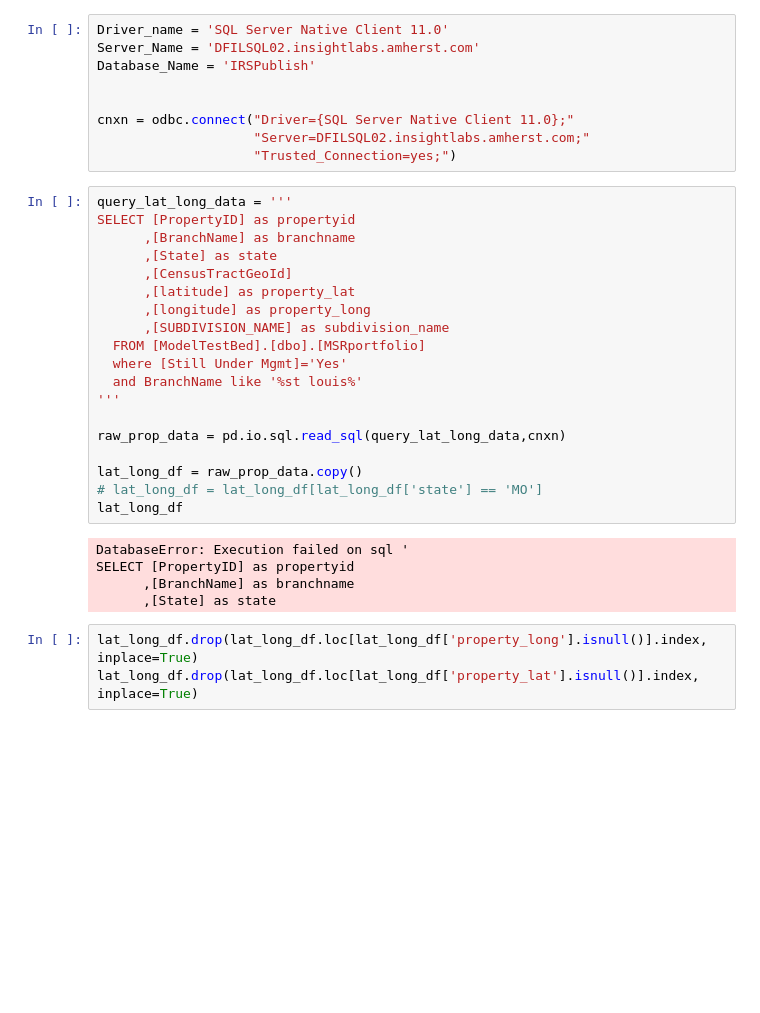
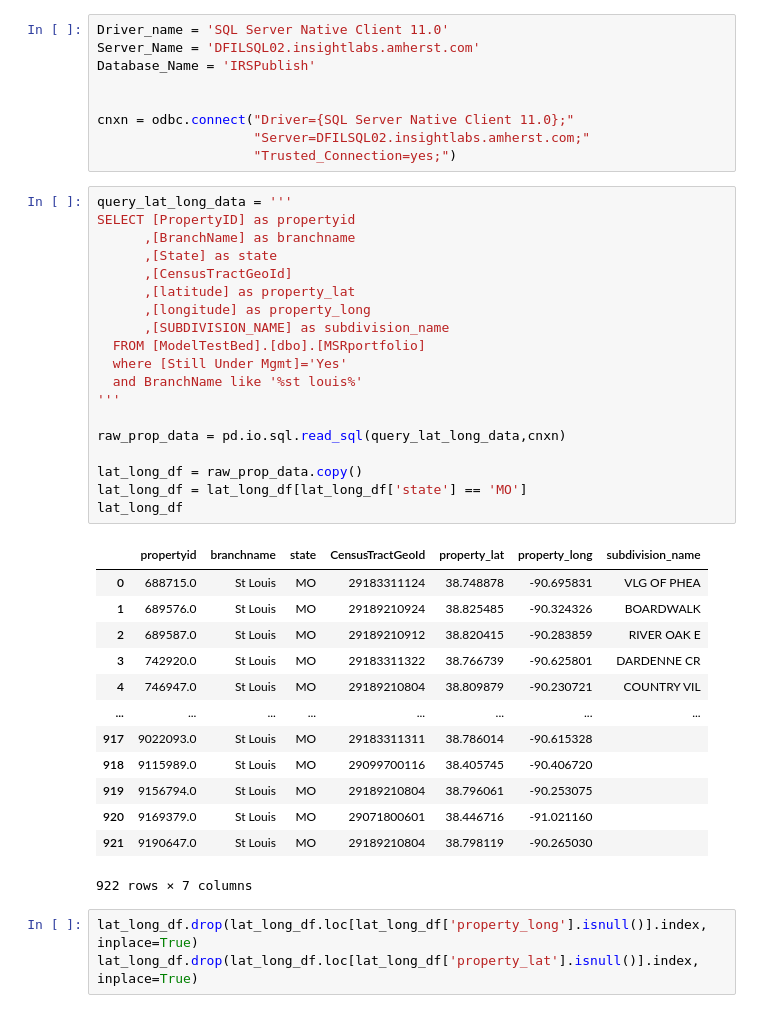
Before and after one commit to cpaigeTAG/amherstTechnician_routeOptimization, a Jupyter notebook: main.ipynb, the cells around one changed output. Cells and saved outputs as stored; diff of their text form; blank space fills up the shorter version.

```diff
--- a/main.ipynb
+++ b/main.ipynb
@@ -22,27 +22,36 @@ cnxn = odbc.connect("Driver={SQL Server Native Client 11.0};"
 # %%
 query_lat_long_data = '''
 SELECT [PropertyID] as propertyid
       ,[BranchName] as branchname
       ,[State] as state
       ,[CensusTractGeoId]
       ,[latitude] as property_lat
       ,[longitude] as property_long
       ,[SUBDIVISION_NAME] as subdivision_name
   FROM [ModelTestBed].[dbo].[MSRportfolio]
   where [Still Under Mgmt]='Yes'
   and BranchName like '%st louis%'
 '''
 
 raw_prop_data = pd.io.sql.read_sql(query_lat_long_data,cnxn)
 
 lat_long_df = raw_prop_data.copy()
-# lat_long_df = lat_long_df[lat_long_df['state'] == 'MO']
+lat_long_df = lat_long_df[lat_long_df['state'] == 'MO']
 lat_long_df
 # %% [output]
+|  | propertyid | branchname | state | CensusTractGeoId | property_lat | property_long | subdivision_name |
+| 0 | 688715.0 | St Louis | MO | 29183311124 | 38.748878 | -90.695831 | VLG OF PHEA |
+| 1 | 689576.0 | St Louis | MO | 29189210924 | 38.825485 | -90.324326 | BOARDWALK |
+| 2 | 689587.0 | St Louis | MO | 29189210912 | 38.820415 | -90.283859 | RIVER OAK E |
+| 3 | 742920.0 | St Louis | MO | 29183311322 | 38.766739 | -90.625801 | DARDENNE CR |
+| 4 | 746947.0 | St Louis | MO | 29189210804 | 38.809879 | -90.230721 | COUNTRY VIL |
+| ... | ... | ... | ... | ... | ... | ... | ... |
+| 917 | 9022093.0 | St Louis | MO | 29183311311 | 38.786014 | -90.615328 |  |
+| 918 | 9115989.0 | St Louis | MO | 29099700116 | 38.405745 | -90.406720 |  |
+| 919 | 9156794.0 | St Louis | MO | 29189210804 | 38.796061 | -90.253075 |  |
+| 920 | 9169379.0 | St Louis | MO | 29071800601 | 38.446716 | -91.021160 |  |
+| 921 | 9190647.0 | St Louis | MO | 29189210804 | 38.798119 | -90.265030 |  |
-DatabaseError: Execution failed on sql '
-SELECT [PropertyID] as propertyid
-      ,[BranchName] as branchname
-      ,[State] as state
+922 rows × 7 columns
 # %%
 lat_long_df.drop(lat_long_df.loc[lat_long_df['property_long'].isnull()].index, inplace=True)
 lat_long_df.drop(lat_long_df.loc[lat_long_df['property_lat'].isnull()].index, inplace=True)
```
Also changed, not shown: parts of 9 cells of this notebook.
